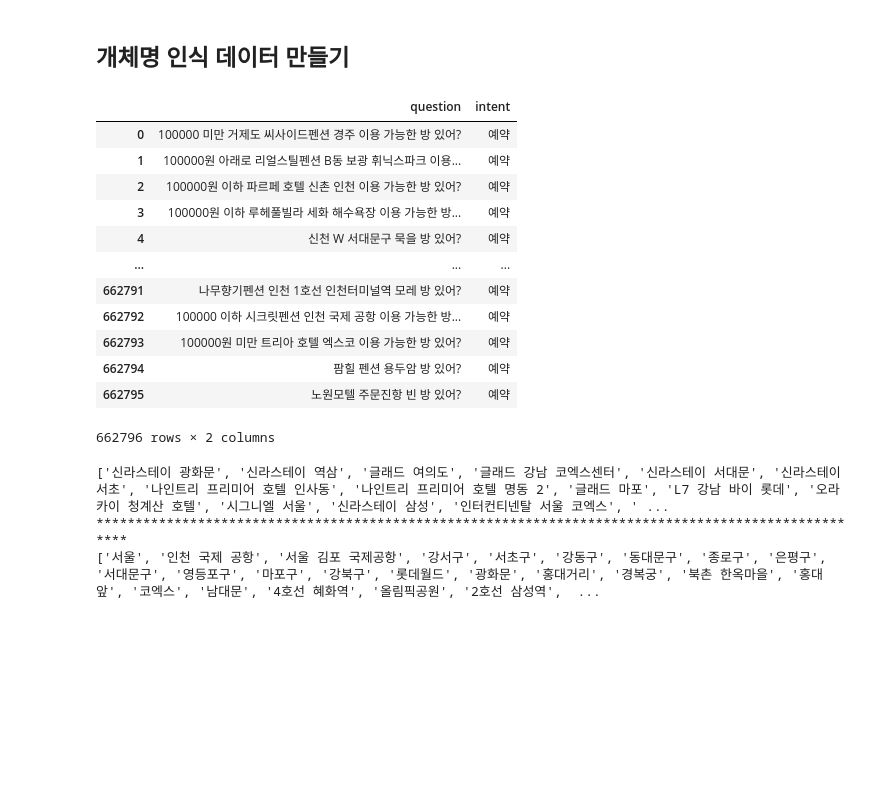
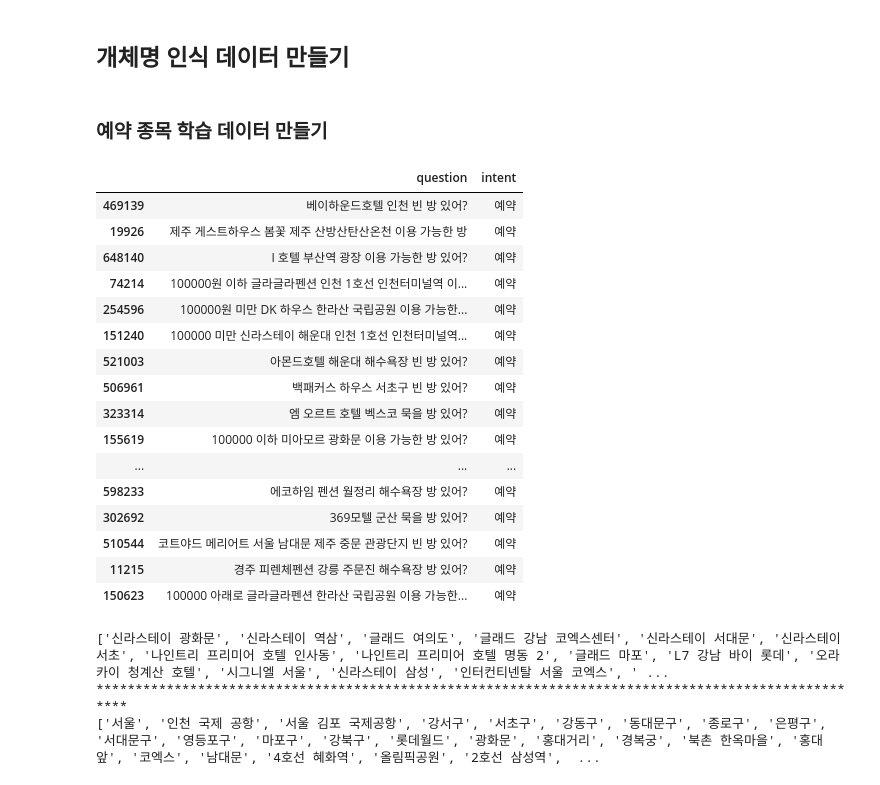
Before and after one commit to changyong93/Natural-language-processing-with-chat-bot, a Jupyter notebook: 챗봇_모델_학습(hotel_ver).ipynb, the cells around one changed output. Cells and saved outputs as stored; diff of their text form; code cells hidden in the pictures; blank space fills up the shorter version.

```diff
--- a/챗봇_모델_학습(hotel_ver).ipynb
+++ b/챗봇_모델_학습(hotel_ver).ipynb
@@ -1493,22 +1507,28 @@ change_df = final_df[final_df["intent"]== "변경"].reset_index(drop=True)
 cancellation_df = final_df[final_df["intent"]== "취소"].reset_index(drop=True)
 confirmation_df = final_df[final_df["intent"]== "확인"].reset_index(drop=True)
 information_df = final_df[final_df["intent"]== "정보"].reset_index(drop=True)
+# %% [markdown]
+### 예약 종목 학습 데이터 만들기
 # %%
-reservation_df
+reservation_df.sample(20)
 # %% [output]
 |  | question | intent |
-| 0 | 100000 미만 거제도 씨사이드펜션 경주 이용 가능한 방 있어? | 예약 |
-| 1 | 100000원 아래로 리얼스틸펜션 B동 보광 휘닉스파크 이용... | 예약 |
-| 2 | 100000원 이하 파르페 호텔 신촌 인천 이용 가능한 방 있어? | 예약 |
-| 3 | 100000원 이하 루헤풀빌라 세화 해수욕장 이용 가능한 방... | 예약 |
-| 4 | 신천 W 서대문구 묵을 방 있어? | 예약 |
+| 469139 | 베이하운드호텔 인천 빈 방 있어? | 예약 |
+| 19926 | 제주 게스트하우스 봄꽃 제주 산방산탄산온천 이용 가능한 방 | 예약 |
+| 648140 | I 호텔 부산역 광장 이용 가능한 방 있어? | 예약 |
+| 74214 | 100000원 이하 글라글라펜션 인천 1호선 인천터미널역 이... | 예약 |
+| 254596 | 100000원 미만 DK 하우스 한라산 국립공원 이용 가능한... | 예약 |
+| 151240 | 100000 미만 신라스테이 해운대 인천 1호선 인천터미널역... | 예약 |
+| 521003 | 아몬드호텔 해운대 해수욕장 빈 방 있어? | 예약 |
+| 506961 | 백패커스 하우스 서초구 빈 방 있어? | 예약 |
+| 323314 | 엠 오르트 호텔 벡스코 묵을 방 있어? | 예약 |
+| 155619 | 100000 이하 미아모르 광화문 이용 가능한 방 있어? | 예약 |
 | ... | ... | ... |
-| 662791 | 나무향기펜션 인천 1호선 인천터미널역 모레 방 있어? | 예약 |
-| 662792 | 100000 이하 시크릿펜션 인천 국제 공항 이용 가능한 방... | 예약 |
-| 662793 | 100000원 미만 트리아 호텔 엑스코 이용 가능한 방 있어? | 예약 |
-| 662794 | 팜힐 펜션 용두암 방 있어? | 예약 |
-| 662795 | 노원모텔 주문진항 빈 방 있어? | 예약 |
+| 598233 | 에코하임 펜션 월정리 해수욕장 방 있어? | 예약 |
+| 302692 | 369모텔 군산 묵을 방 있어? | 예약 |
+| 510544 | 코트야드 메리어트 서울 남대문 제주 중문 관광단지 빈 방 있어? | 예약 |
+| 11215 | 경주 피렌체펜션 강릉 주문진 해수욕장 방 있어? | 예약 |
+| 150623 | 100000 아래로 글라글라펜션 한라산 국립공원 이용 가능한... | 예약 |
-662796 rows × 2 columns
 # %%
 print(hotel_list)
 print("*"*100)
```
Also changed, not shown: parts of 95 cells of this notebook.
